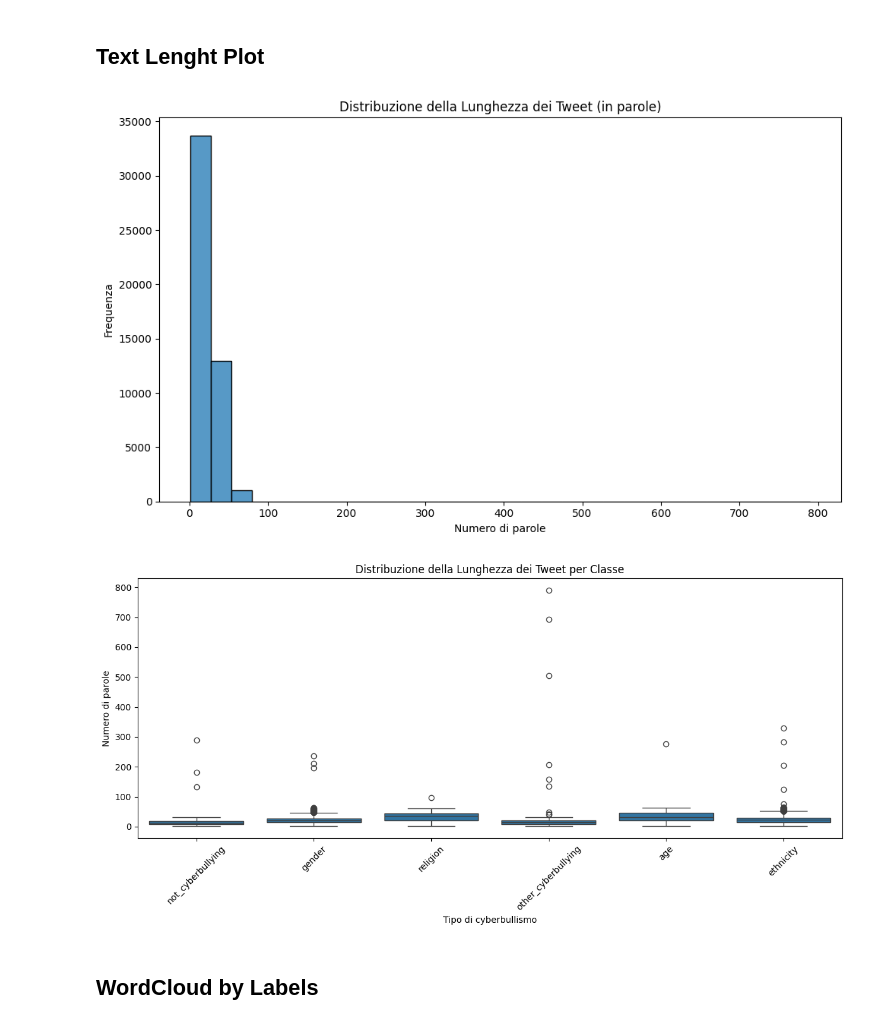
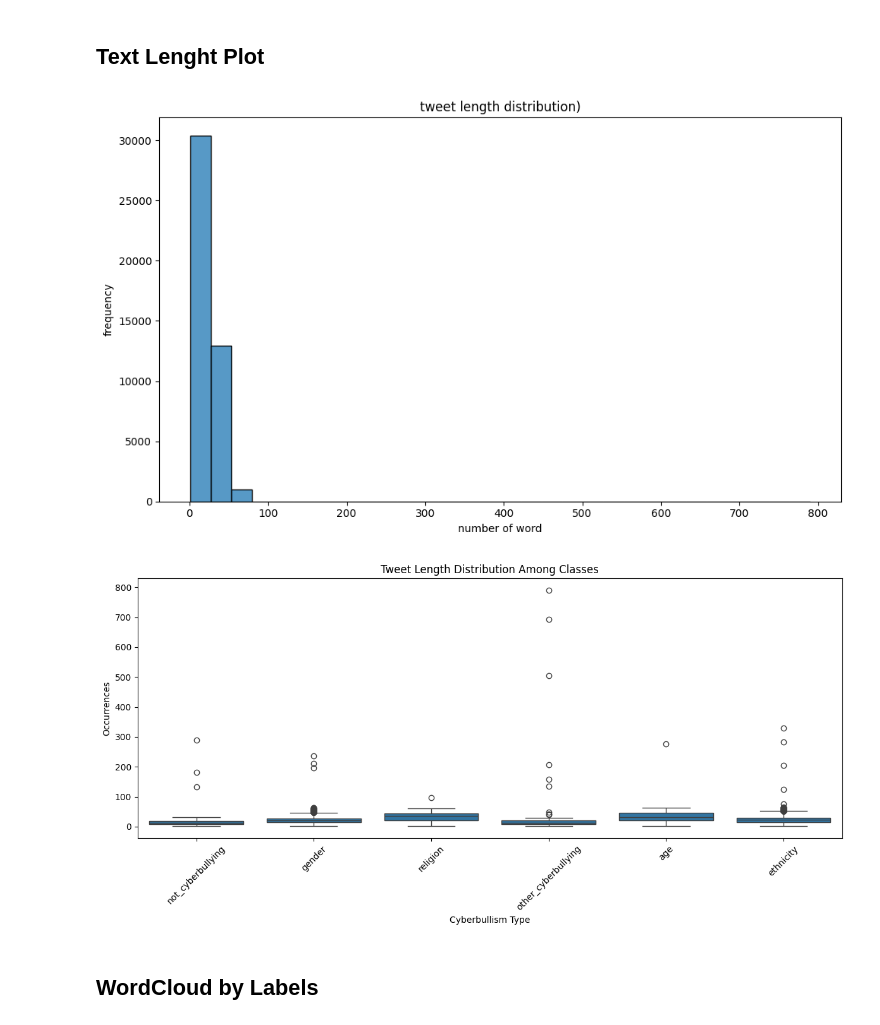
Before and after one commit to msegreto/CyberbullismDetection, a Jupyter notebook: notebook/1_DataVisualization.ipynb, the cells around one changed output. Saved outputs shown, nothing was run; the diff lists cells and outputs as text; code cells hidden in the pictures.

```diff
--- a/notebook/1_DataVisualization.ipynb
+++ b/notebook/1_DataVisualization.ipynb
@@ -17,6 +17,11 @@ from utils.text_preprocessing import preprocess_text
 ## First Look to the Dataset
 # %%
 df = pd.read_csv("../dataset/cyberbullying_tweets.csv")
+orig = df.shape[0]
+df = df.drop_duplicates(subset=["tweet_text"], keep=False)
+final = df.shape[0]
+removed = orig-final
+print(f"Duplicates: {removed}")
 
 print("Row and column number:\n", df.shape)
 print("\nNull value in every columns:\n", df.isnull().sum())
@@ -63,25 +68,25 @@ plt.show()
 # %%
 df['tweet_length'] = df['tweet_text'].apply(lambda x: len(x.split()))
 
 plt.figure(figsize=(10, 6))
 sns.histplot(df['tweet_length'], bins=30, kde=False)
-plt.title('Distribuzione della Lunghezza dei Tweet (in parole)')
-plt.xlabel('Numero di parole')
-plt.ylabel('Frequenza')
+plt.title('tweet length distribution)')
+plt.xlabel('number of word')
+plt.ylabel('frequency')
 plt.tight_layout()
 plt.show()
 
 plt.figure(figsize=(12, 6))
 sns.boxplot(data=df, x='cyberbullying_type', y='tweet_length')
-plt.title('Distribuzione della Lunghezza dei Tweet per Classe')
-plt.xlabel('Tipo di cyberbullismo')
-plt.ylabel('Numero di parole')
+plt.title('Tweet Length Distribution Among Classes')
+plt.xlabel('Cyberbullism Type')
+plt.ylabel('Occurrences')
 plt.xticks(rotation=45)
 plt.tight_layout()
 plt.show()
 # %% [output]
-[figure, old version]
+[figure, new version]
-[figure, old version]
+[figure, new version]
 # %% [markdown]
 ## WordCloud by Labels
 # %%
```
Also changed, not shown: parts of 6 cells of this notebook, 32 other files.
